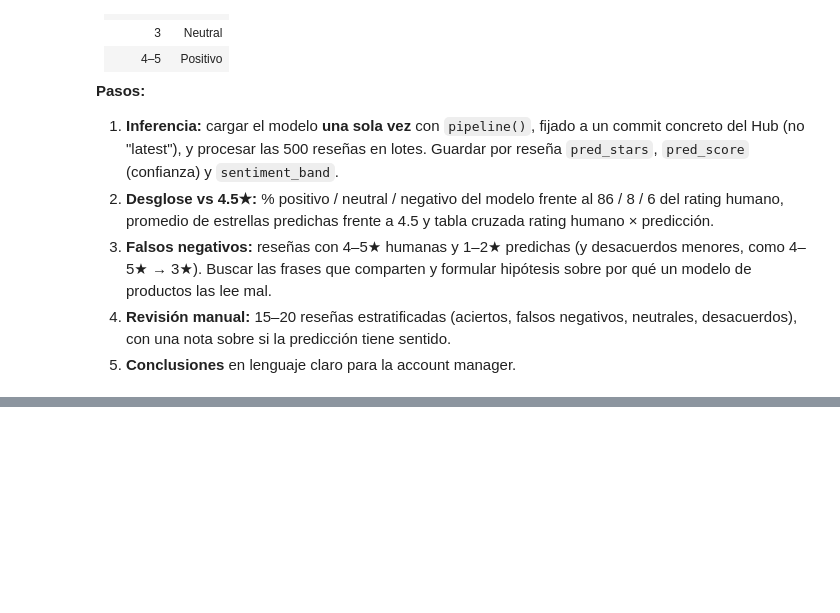
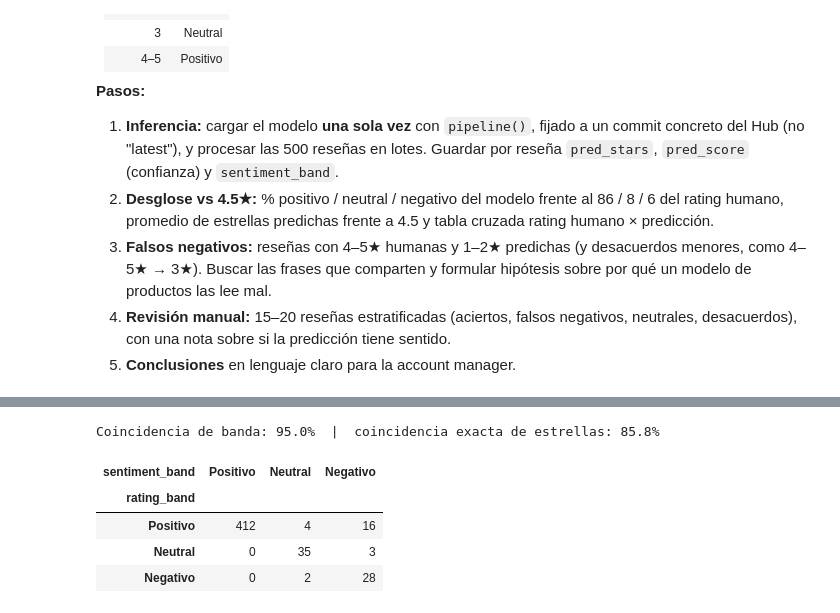
Before and after one commit to 4GeeksAcademy/juan-gouveia-machine-learning-python-template, a Jupyter notebook: src/explore.ipynb, the cells around one changed output, grey strips where cells are left out. Cells and saved outputs as stored; diff of their text form; code cells hidden in the pictures; blank space fills up the shorter version.

```diff
--- a/src/explore.ipynb
+++ b/src/explore.ipynb
@@ -282,0 +386,12 @@ inconsistent.sort_values("mean")
+# %%
+band_agreement = (results["sentiment_band"] == results["rating_band"]).mean() * 100
+exact_agreement = (results["pred_stars"] == results["rating"]).mean() * 100
+print(f"Coincidencia de banda: {band_agreement:.1f}%  |  coincidencia exacta de estrellas: {exact_agreement:.1f}%")
+pd.crosstab(results["rating_band"], results["sentiment_band"]).reindex(index=BANDS, columns=BANDS, fill_value=0)
+# %% [output]
+Coincidencia de banda: 95.0%  |  coincidencia exacta de estrellas: 85.8%
+| sentiment_band | Positivo | Neutral | Negativo |
+| rating_band |  |  |  |
+| Positivo | 412 | 4 | 16 |
+| Neutral | 0 | 35 | 3 |
+| Negativo | 0 | 2 | 28 |
```
Also changed, not shown: parts of 10 cells of this notebook.
